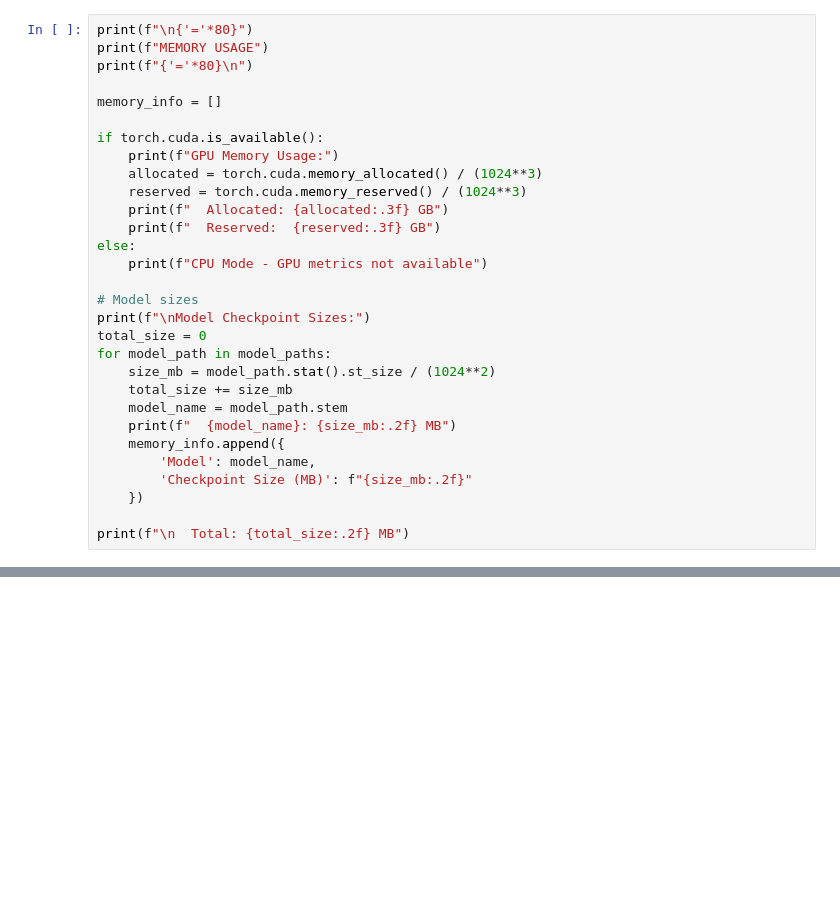
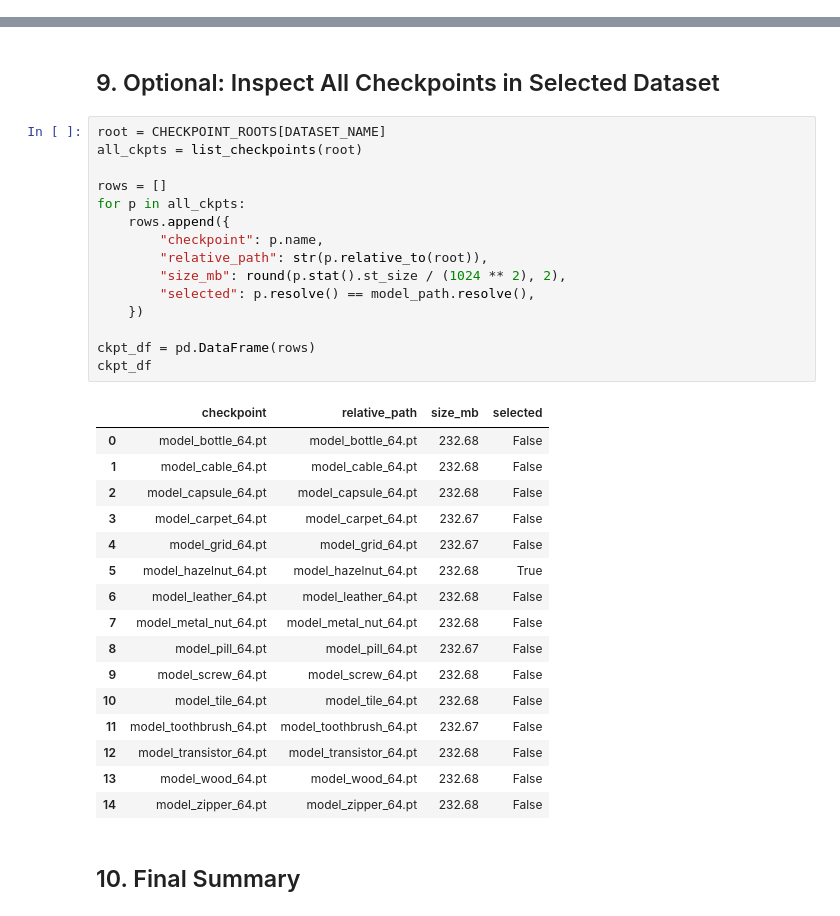
Before and after one commit to rashidrao-pk/AD_MultiPointThreshold, a Jupyter notebook: notebooks/Model_Inspection_and_Loading.ipynb, the cells around one changed output, grey strips where cells are left out. Saved outputs shown, nothing was run; the diff lists cells and outputs as text; blank space fills up the shorter version.

```diff
--- a/notebooks/Model_Inspection_and_Loading.ipynb
+++ b/notebooks/Model_Inspection_and_Loading.ipynb
@@ -576,30 +0,0 @@ Pairwise Output Comparisons:
-# %%
-print(f"\n{'='*80}")
-print(f"MEMORY USAGE")
-print(f"{'='*80}\n")
-
-memory_info = []
-
-if torch.cuda.is_available():
-    print(f"GPU Memory Usage:")
-    allocated = torch.cuda.memory_allocated() / (1024**3)
-    reserved = torch.cuda.memory_reserved() / (1024**3)
-    print(f"  Allocated: {allocated:.3f} GB")
-    print(f"  Reserved:  {reserved:.3f} GB")
-else:
-    print(f"CPU Mode - GPU metrics not available")
-
-# Model sizes
-print(f"\nModel Checkpoint Sizes:")
-total_size = 0
-for model_path in model_paths:
-    size_mb = model_path.stat().st_size / (1024**2)
-    total_size += size_mb
-    model_name = model_path.stem
-    print(f"  {model_name}: {size_mb:.2f} MB")
-    memory_info.append({
-        'Model': model_name,
-        'Checkpoint Size (MB)': f"{size_mb:.2f}"
-    })
-
-print(f"\n  Total: {total_size:.2f} MB")
@@ -663,0 +607,36 @@ Next Steps:
+# %% [markdown]
+## 9. Optional: Inspect All Checkpoints in Selected Dataset
+# %%
+root = CHECKPOINT_ROOTS[DATASET_NAME]
+all_ckpts = list_checkpoints(root)
+
+rows = []
+for p in all_ckpts:
+    rows.append({
+        "checkpoint": p.name,
+        "relative_path": str(p.relative_to(root)),
+        "size_mb": round(p.stat().st_size / (1024 ** 2), 2),
+        "selected": p.resolve() == model_path.resolve(),
+    })
+
+ckpt_df = pd.DataFrame(rows)
+ckpt_df
+# %% [output]
+|  | checkpoint | relative_path | size_mb | selected |
+| 0 | model_bottle_64.pt | model_bottle_64.pt | 232.68 | False |
+| 1 | model_cable_64.pt | model_cable_64.pt | 232.68 | False |
+| 2 | model_capsule_64.pt | model_capsule_64.pt | 232.68 | False |
+| 3 | model_carpet_64.pt | model_carpet_64.pt | 232.67 | False |
+| 4 | model_grid_64.pt | model_grid_64.pt | 232.67 | False |
+| 5 | model_hazelnut_64.pt | model_hazelnut_64.pt | 232.68 | True |
+| 6 | model_leather_64.pt | model_leather_64.pt | 232.68 | False |
+| 7 | model_metal_nut_64.pt | model_metal_nut_64.pt | 232.68 | False |
+| 8 | model_pill_64.pt | model_pill_64.pt | 232.67 | False |
+| 9 | model_screw_64.pt | model_screw_64.pt | 232.68 | False |
+| 10 | model_tile_64.pt | model_tile_64.pt | 232.68 | False |
+| 11 | model_toothbrush_64.pt | model_toothbrush_64.pt | 232.67 | False |
+| 12 | model_transistor_64.pt | model_transistor_64.pt | 232.68 | False |
+| 13 | model_wood_64.pt | model_wood_64.pt | 232.68 | False |
+| 14 | model_zipper_64.pt | model_zipper_64.pt | 232.68 | False |
+# %% [markdown]
+## 10. Final Summary
```
Also changed, not shown: parts of 38 cells of this notebook, 11 other files.
